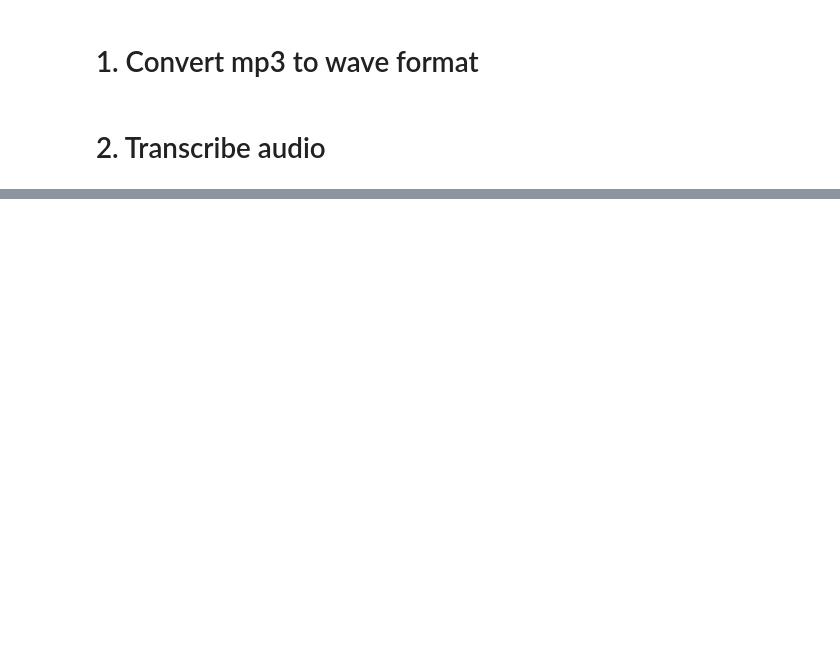
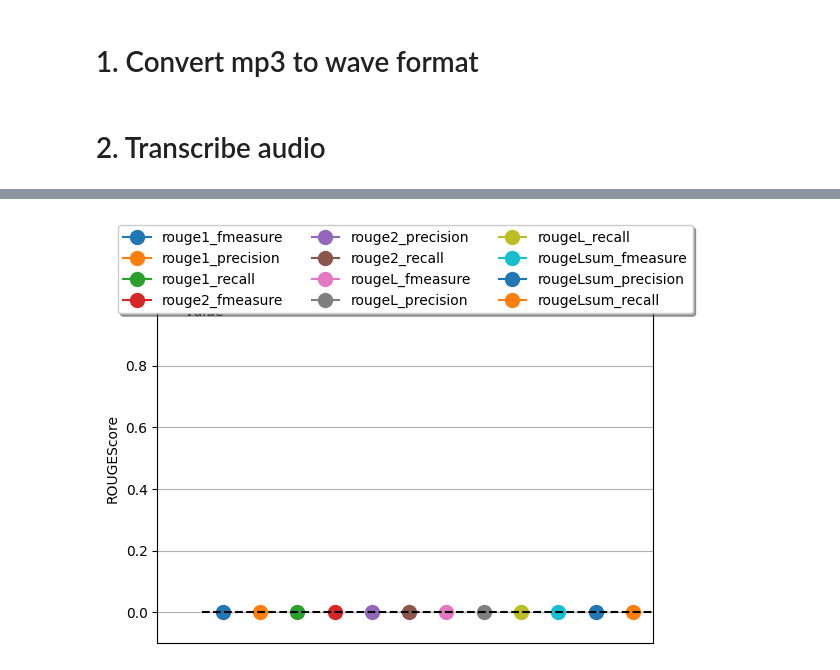
Before and after one commit to aryaafshar/ASR_Journey, a Jupyter notebook: Persian_ASR.ipynb, the cells around one changed output, grey strips where cells are left out. Cells and saved outputs as stored; diff of their text form; code cells hidden in the pictures; blank space fills up the shorter version.

```diff
--- a/Persian_ASR.ipynb
+++ b/Persian_ASR.ipynb
@@ -50,7 +60,7 @@ def mp3_to_wav(source, skip=0, excerpt=False):
 
     return output_path
 # %%
-wave_file = mp3_to_wav('/content/01.mp3',0,False) # please specify here the path to your mp3 file
+wave_file = mp3_to_wav('/content/Sample.mp3',0,False) # please specify here the path to your mp3 file
 # %% [markdown]
 # 2. Transcribe audio
 # %%
@@ -110,5 +120,5 @@ def transcript_file(input_file, model_path):
 
     return transcription_text
 # %%
-transcription = transcript_file(wave_file, '/content/models/vosk-model-fa-0.5')
+hypothesis = transcript_file(wave_file, '/content/models/vosk-model-fa-0.5')
 # %%
@@ -117,0 +128,23 @@ print(transcription)
+# %%
+#remove redundant punctuation mark and refrences
+import re
+import string
+
+def generate_plain_text(refrence):
+  # Open the input file
+  with open(refrence, 'r') as file:
+      text = file.read()
+  # Remove terms between square brackets
+  text = re.sub(r'\[.*?\]', '', text)
+  # Remove all punctuation marks
+  text = text.translate(str.maketrans('', '', string.punctuation))
+  # Remove extra spaces
+  text = ' '.join(text.split())
+  # Open the output file and write the cleaned text
+  with open('output.txt', 'w') as file:
+      file.write(text)
+  return text
+# %%
+
+reference = generate_plain_text("Sample.txt")
+print(reference)
@@ -117,0 +181,7 @@ print(transcription)
+# %%
+from torchmetrics.text.rouge import ROUGEScore
+metric = ROUGEScore()
+metric.update(reference, hypothesis)
+fig_, ax_ = metric.plot()
+# %% [output]
+[figure, added]
```
Also changed, not shown: parts of 8 cells of this notebook.
